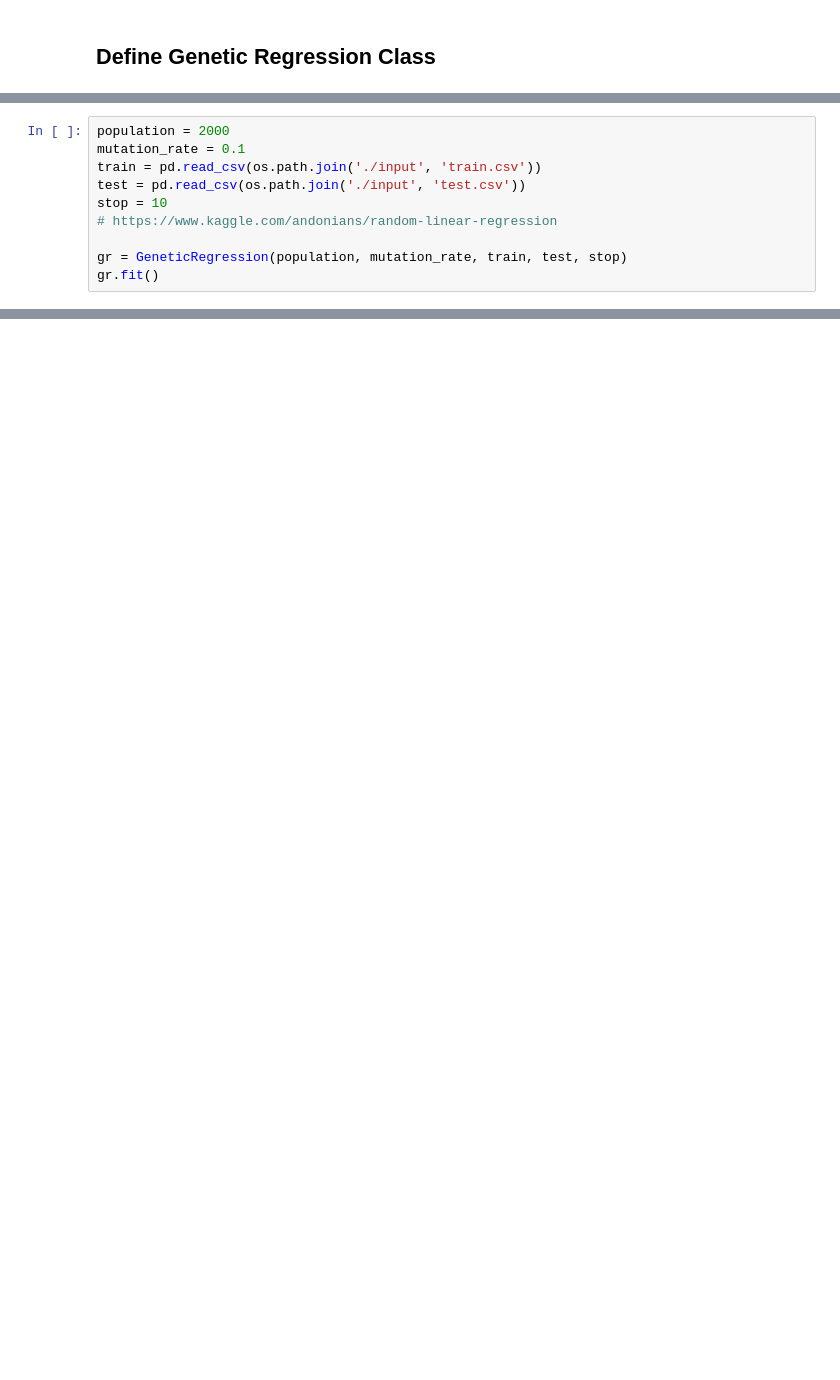
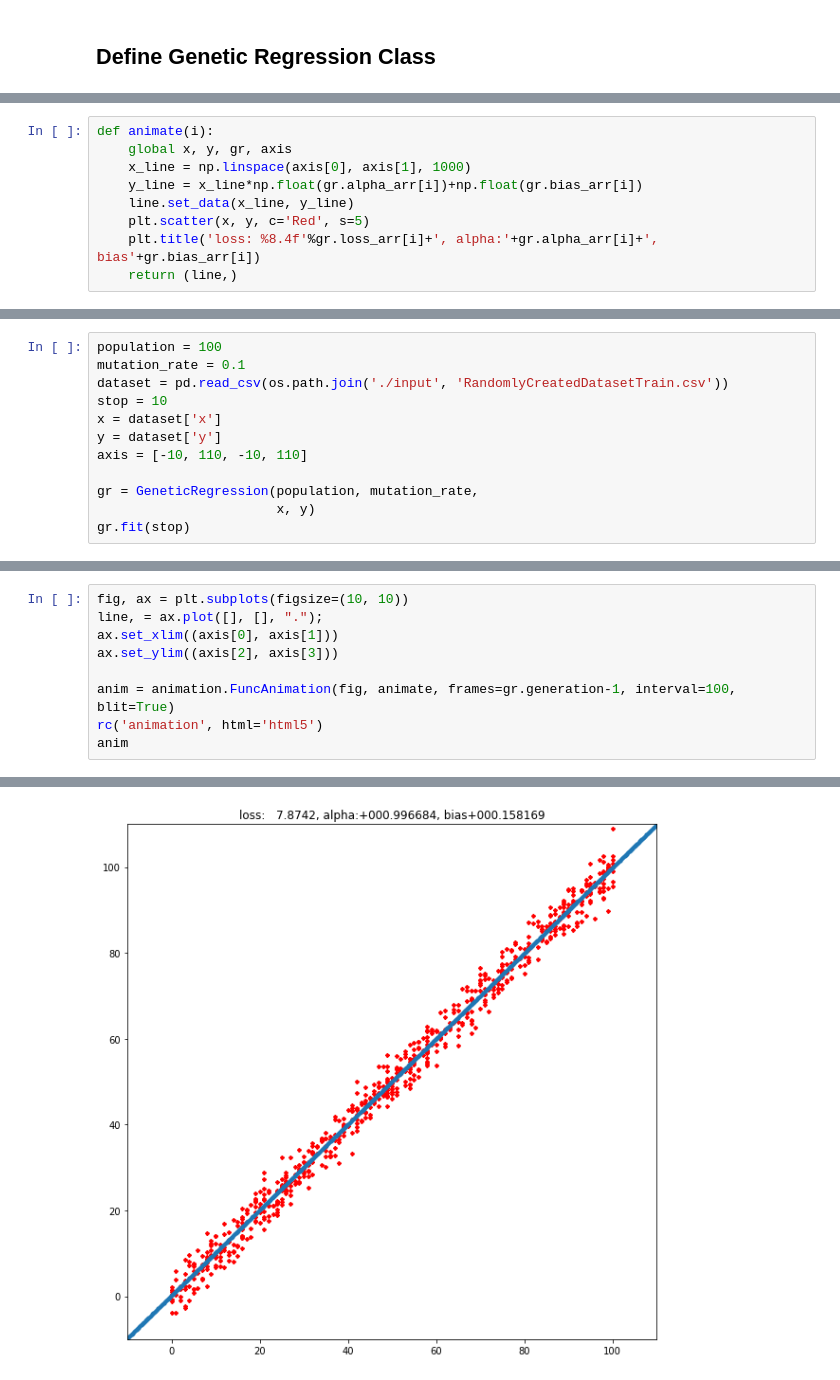
Before and after one commit to kusakina0608/Python, a Jupyter notebook: GeneticRegression/GeneticRegression.ipynb, the cells around one changed output, grey strips where cells are left out. Cells and saved outputs as stored; diff of their text form; blank space fills up the shorter version.

```diff
--- a/GeneticRegression/GeneticRegression.ipynb
+++ b/GeneticRegression/GeneticRegression.ipynb
@@ -174,2 +168,11 @@ class GeneticRegression():
+# %%
+def animate(i):
+    global x, y, gr, axis
+    x_line = np.linspace(axis[0], axis[1], 1000)
+    y_line = x_line*np.float(gr.alpha_arr[i])+np.float(gr.bias_arr[i])
+    line.set_data(x_line, y_line)
+    plt.scatter(x, y, c='Red', s=5)
+    plt.title('loss: %8.4f'%gr.loss_arr[i]+', alpha:'+gr.alpha_arr[i]+', bias'+gr.bias_arr[i])
+    return (line,)
 # %% [markdown]
 > ## Genetic Regression #1
@@ -177,11 +180,13 @@ class GeneticRegression():
 > https://www.kaggle.com/andonians/random-linear-regression
 # %%
-population = 2000
+population = 100
 mutation_rate = 0.1
-train = pd.read_csv(os.path.join('./input', 'train.csv'))
-test = pd.read_csv(os.path.join('./input', 'test.csv'))
+dataset = pd.read_csv(os.path.join('./input', 'RandomlyCreatedDatasetTrain.csv'))
 stop = 10
-# https://www.kaggle.com/andonians/random-linear-regression
+x = dataset['x']
+y = dataset['y']
+axis = [-10, 110, -10, 110]
 
-gr = GeneticRegression(population, mutation_rate, train, test, stop)
-gr.fit()
+gr = GeneticRegression(population, mutation_rate,
+                       x, y)
+gr.fit(stop)
@@ -201,0 +193,10 @@ Generation  6 ____________________________________
+# %%
+fig, ax = plt.subplots(figsize=(10, 10))
+line, = ax.plot([], [], ".");
+ax.set_xlim((axis[0], axis[1]))
+ax.set_ylim((axis[2], axis[3]))
+
+anim = animation.FuncAnimation(fig, animate, frames=gr.generation-1, interval=100, blit=True)
+rc('animation', html='html5')
+anim
+# %% [output]
@@ -202,2 +204,3 @@ Generation  6 ____________________________________
+[figure, added]
 # %% [markdown]
 > ## Genetic Regression #2
```
Also changed, not shown: parts of 14 cells of this notebook.
